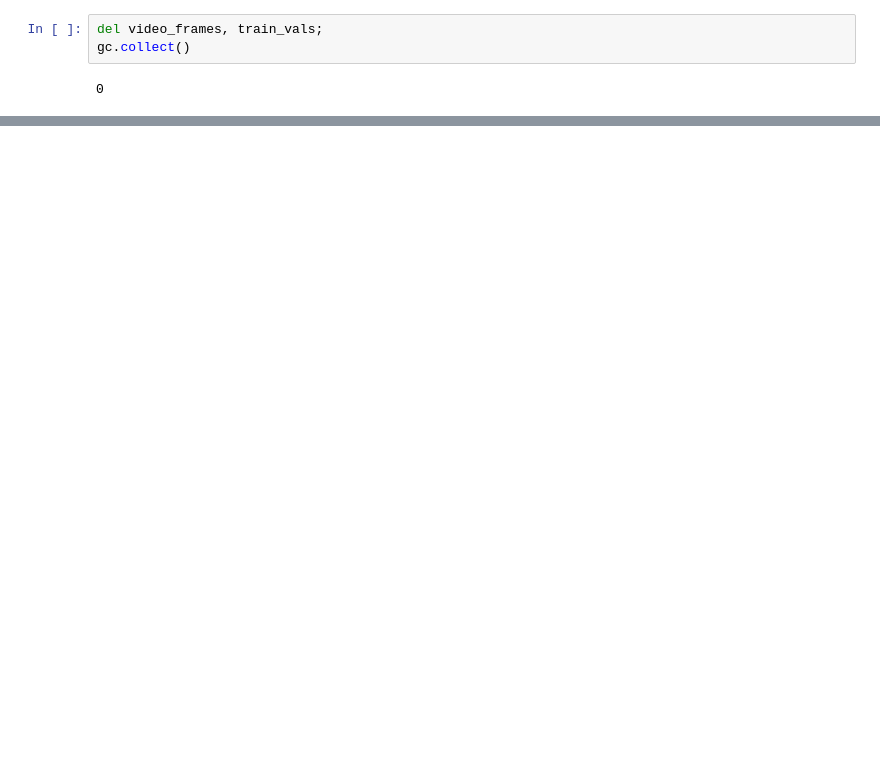
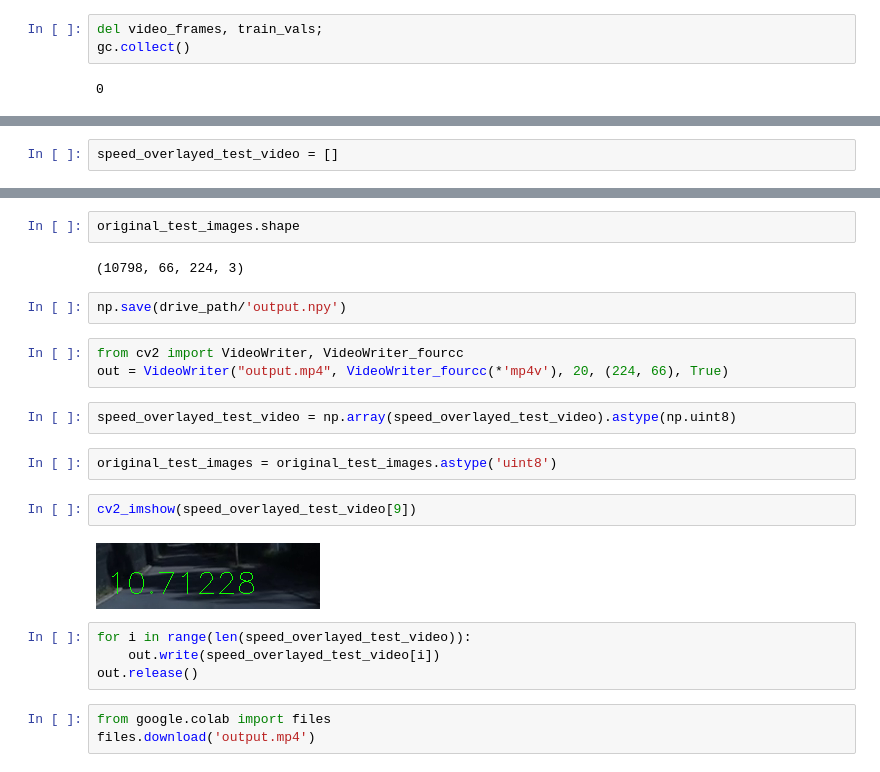
Before and after one commit to diggs1711/comma-ai-speed-challenge, a Jupyter notebook: speed_challenge.ipynb, the cells around one changed output, grey strips where cells are left out. Cells and saved outputs as stored; diff of their text form; blank space fills up the shorter version.

```diff
--- a/speed_challenge.ipynb
+++ b/speed_challenge.ipynb
@@ -258,0 +251,2 @@ predictions.mean()
+# %%
+speed_overlayed_test_video = []
@@ -258,0 +258,24 @@ predictions.mean()
+# %%
+original_test_images.shape
+# %% [output]
+(10798, 66, 224, 3)
+# %%
+np.save(drive_path/'output.npy')
+# %%
+from cv2 import VideoWriter, VideoWriter_fourcc
+out = VideoWriter("output.mp4", VideoWriter_fourcc(*'mp4v'), 20, (224, 66), True)
+# %%
+speed_overlayed_test_video = np.array(speed_overlayed_test_video).astype(np.uint8)
+# %%
+original_test_images = original_test_images.astype('uint8')
+# %%
+cv2_imshow(speed_overlayed_test_video[9])
+# %% [output]
+[figure, added]
+# %%
+for i in range(len(speed_overlayed_test_video)):
+    out.write(speed_overlayed_test_video[i])
+out.release()
+# %%
+from google.colab import files
+files.download('output.mp4')
```
Also changed, not shown: parts of 58 cells of this notebook.
